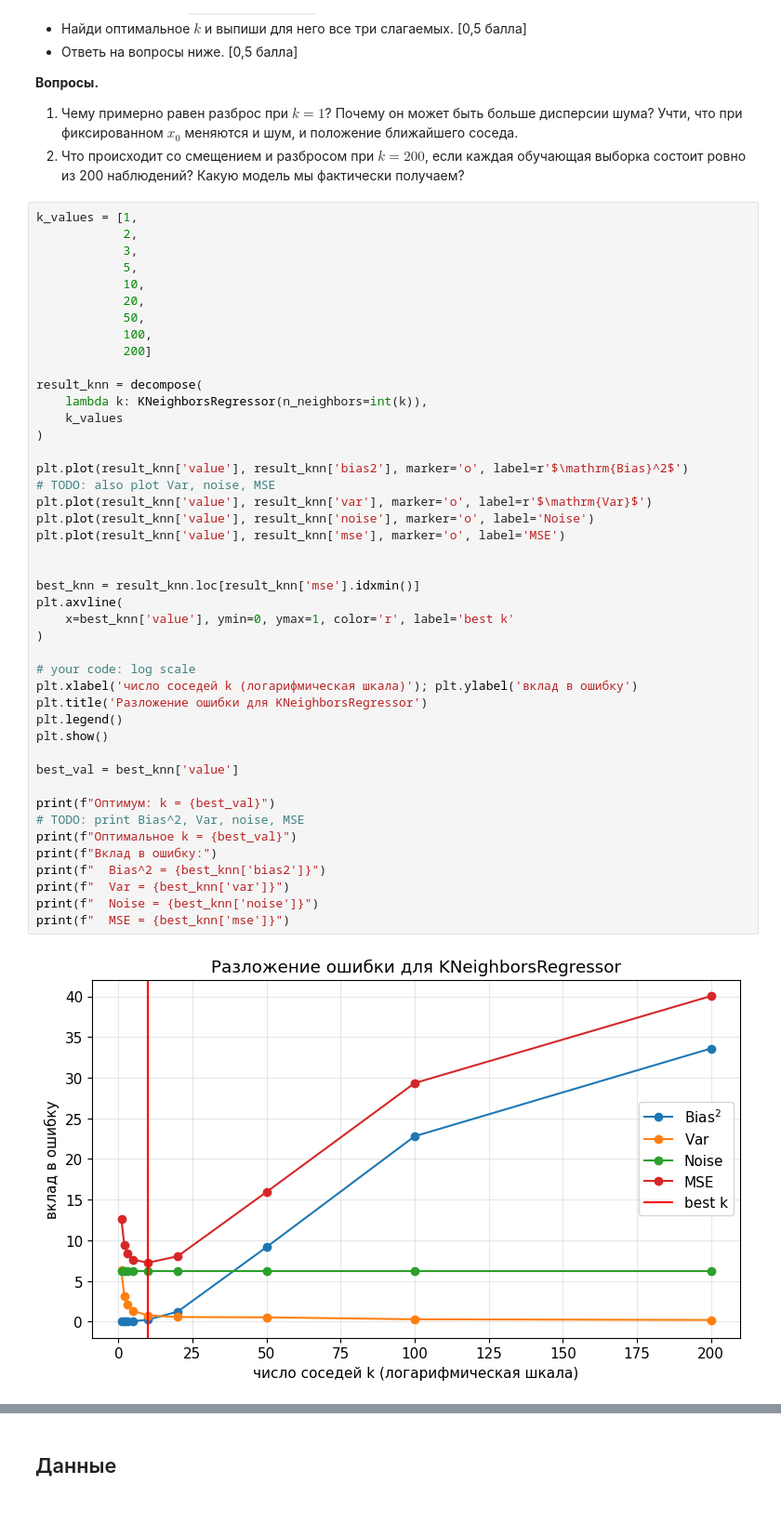
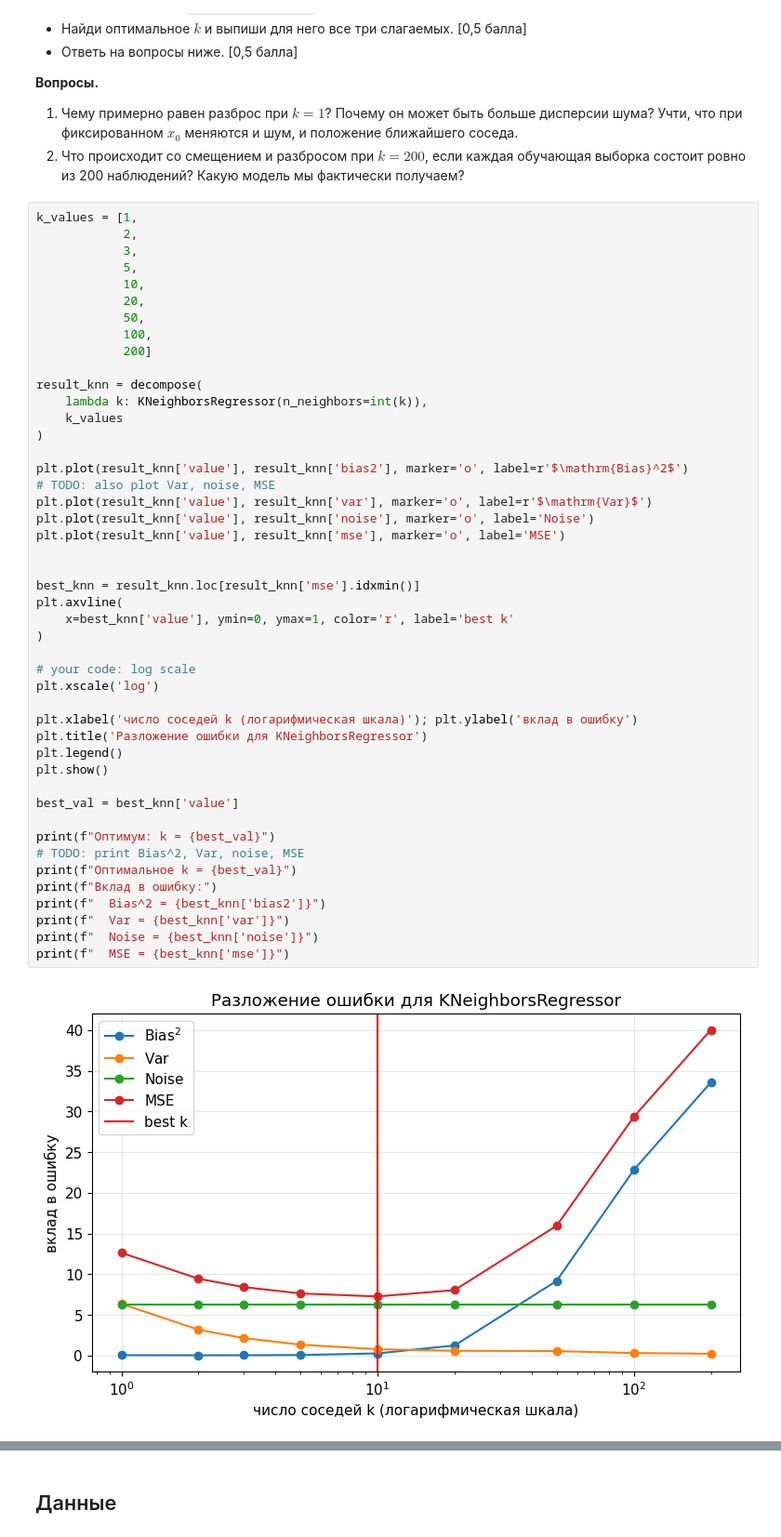
Before and after one commit to dchurikov1983/msc-ml-online-autumn-2026, a Jupyter notebook: W7 Сложность алгоримтов. Ансамбли алгоритмов/Неделя_7_Машинное_обучение_ДЗ_done.ipynb, the cells around one changed output, grey strips where cells are left out. Shown at 93% size. Saved outputs shown, nothing was run; the diff lists cells and outputs as text; blank space fills up the shorter version.

```diff
--- a/W7 Сложность алгоримтов. Ансамбли алгоритмов/Неделя_7_Машинное_обучение_ДЗ_done.ipynb
+++ b/W7 Сложность алгоримтов. Ансамбли алгоритмов/Неделя_7_Машинное_обучение_ДЗ_done.ipynb
@@ -123,34 +123,36 @@ result_knn = decompose(
 
 plt.plot(result_knn['value'], result_knn['bias2'], marker='o', label=r'$\mathrm{Bias}^2$')
 # TODO: also plot Var, noise, MSE
 plt.plot(result_knn['value'], result_knn['var'], marker='o', label=r'$\mathrm{Var}$')
 plt.plot(result_knn['value'], result_knn['noise'], marker='o', label='Noise')
 plt.plot(result_knn['value'], result_knn['mse'], marker='o', label='MSE')
 
 
 best_knn = result_knn.loc[result_knn['mse'].idxmin()]
 plt.axvline(
     x=best_knn['value'], ymin=0, ymax=1, color='r', label='best k'
 )
 
 # your code: log scale
+plt.xscale('log')
+
 plt.xlabel('число соседей k (логарифмическая шкала)'); plt.ylabel('вклад в ошибку')
 plt.title('Разложение ошибки для KNeighborsRegressor')
 plt.legend()
 plt.show()
 
 best_val = best_knn['value']
 
 print(f"Оптимум: k = {best_val}")
 # TODO: print Bias^2, Var, noise, MSE
 print(f"Оптимальное k = {best_val}")
 print(f"Вклад в ошибку:")
 print(f"  Bias^2 = {best_knn['bias2']}")
 print(f"  Var = {best_knn['var']}")
 print(f"  Noise = {best_knn['noise']}")
 print(f"  MSE = {best_knn['mse']}")
 # %% [output]
-[figure, old version]
+[figure, new version]
 Оптимум: k = 10.0
 Оптимальное k = 10.0
 Вклад в ошибку:
```
Also changed, not shown: parts of 3 cells of this notebook.
